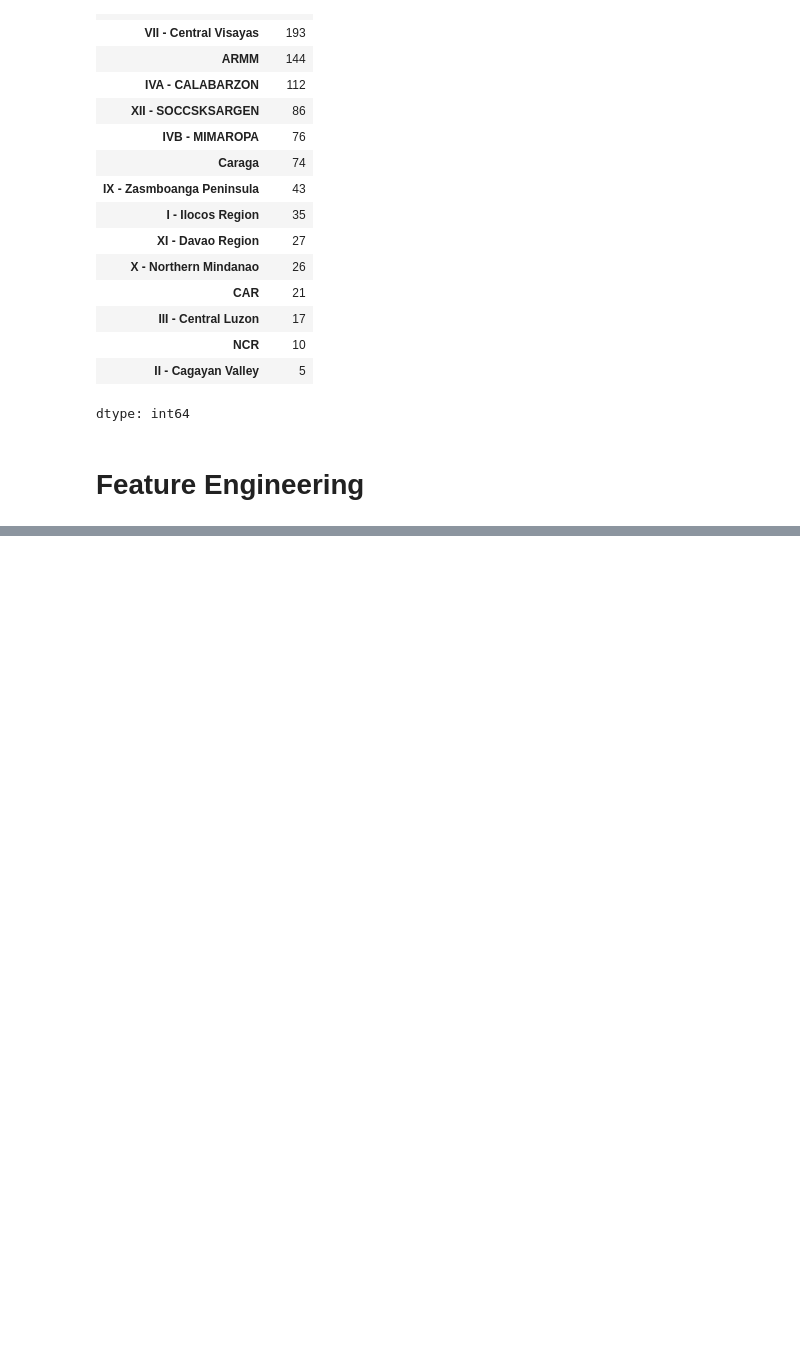
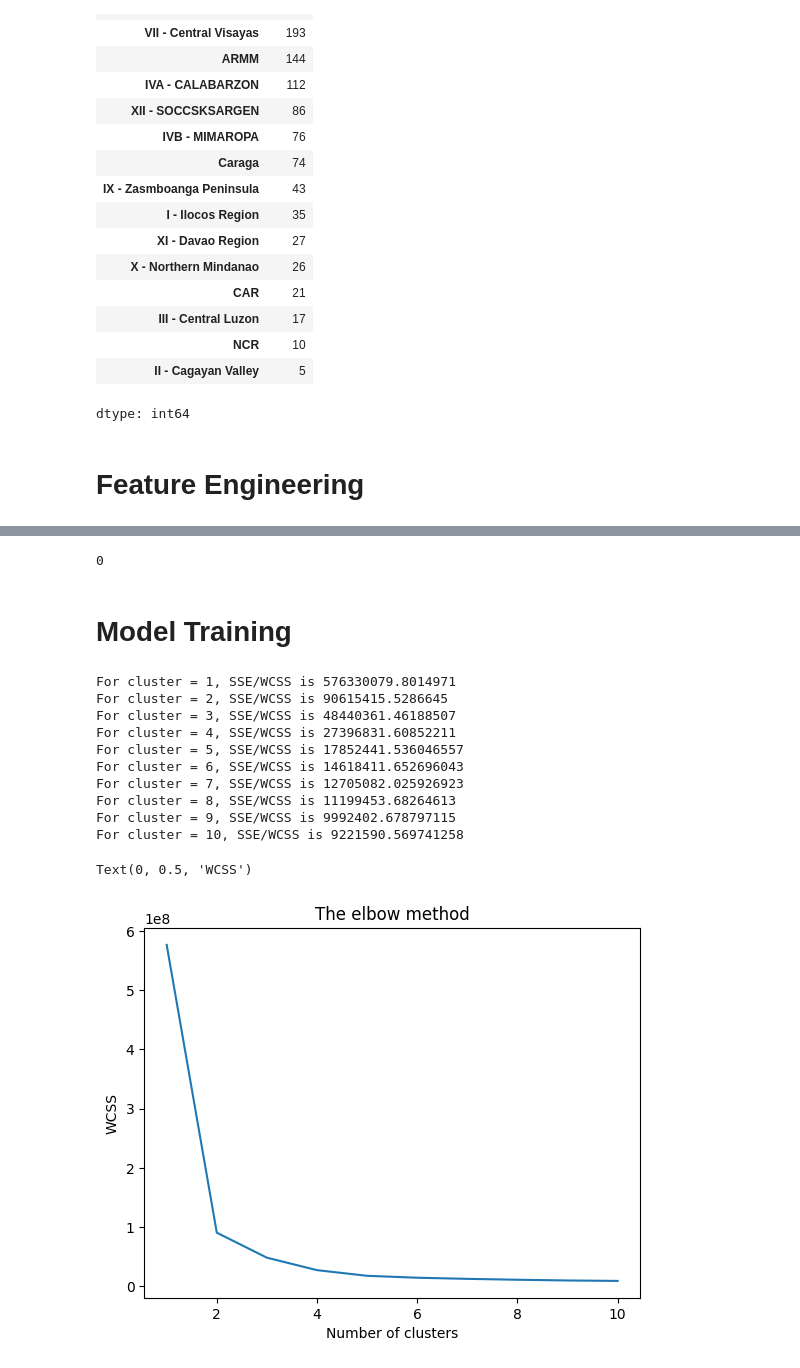
Before and after one commit to machiwao/CCADMACL_PROJECT_COM222, a Jupyter notebook: CCADMACL_Project_Implementation.ipynb, the cells around one changed output, grey strips where cells are left out. Drawn from its saved outputs; the diff is of its cells as text; code cells hidden in the pictures; blank space fills up the shorter version.

Commit message:
Basic Feature Engineering and KMeans Model

```diff
--- a/CCADMACL_Project_Implementation.ipynb
+++ b/CCADMACL_Project_Implementation.ipynb
@@ -348,3 +348,18 @@ df[df['Toilet Facilities'].isna()]['Region'].value_counts() # 1580 Null Values
 dtype: int64
 # %% [markdown]
 # Feature Engineering
+# %%
+# Duplicate dataset
+df_copy = df.copy()
+# %%
+# Scale numerical Features for clustering Analysis
+# scaler = StandardScaler()
+scaler = MinMaxScaler()
+df_copy[numerical_columns] = scaler.fit_transform(df_copy[numerical_columns])
+# %%
+# Fill Null Columns with 'Unknown'
+df_copy[null_columns] = df_copy[null_columns].fillna('Unknown')
+# %%
+# Label Encode Categorical Values
+label_encoder = LabelEncoder()
+df_copy[categorical_columns] = df_copy[categorical_columns].apply(label_encoder.fit_transform)
@@ -350,0 +397,37 @@ dtype: int64
+# %%
+df_copy.duplicated().sum()
+# %% [output]
+0
+# %% [markdown]
+# Model Training
+# %%
+# Use Elbow Method to find optimal KMeans
+from sklearn.cluster import KMeans
+
+wcss=[]
+sse = {}
+for i in range(1, 11):
+    kmeans = KMeans(n_clusters = i, init = 'k-means++', max_iter = 300,
+                    n_init = 10, random_state = 0)
+    kmeans.fit(df_copy)
+    wcss.append(kmeans.inertia_)
+    sse[i] = kmeans.inertia_
+    print("For cluster = {}, SSE/WCSS is {}".format(i, sse[i]))
+
+plt.plot(range(1, 11), wcss)
+plt.title('The elbow method')
+plt.xlabel('Number of clusters')
+plt.ylabel('WCSS')
+# %% [output]
+For cluster = 1, SSE/WCSS is 576330079.8014971
+For cluster = 2, SSE/WCSS is 90615415.5286645
+For cluster = 3, SSE/WCSS is 48440361.46188507
+For cluster = 4, SSE/WCSS is 27396831.60852211
+For cluster = 5, SSE/WCSS is 17852441.536046557
+For cluster = 6, SSE/WCSS is 14618411.652696043
+For cluster = 7, SSE/WCSS is 12705082.025926923
+For cluster = 8, SSE/WCSS is 11199453.68264613
+For cluster = 9, SSE/WCSS is 9992402.678797115
+For cluster = 10, SSE/WCSS is 9221590.569741258
+Text(0, 0.5, 'WCSS')
+[figure, added]
```
Also changed, not shown: parts of 14 cells of this notebook.
